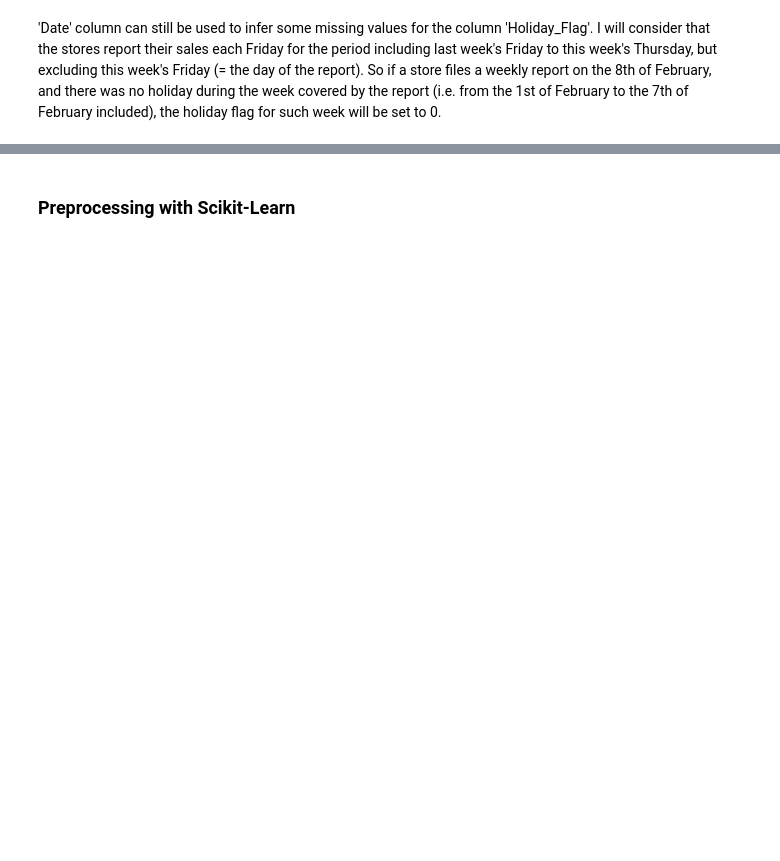
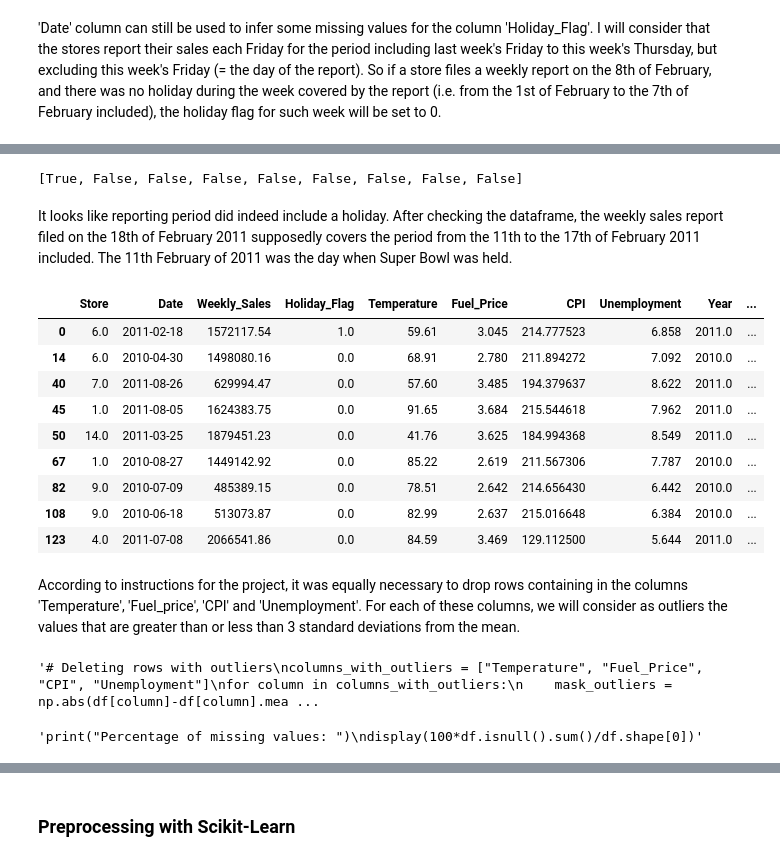
Before and after one commit to YuliyaSheichenka/Certification_Bloc_3, a Jupyter notebook: walmart/walmart.ipynb, the cells around one changed output, grey strips where cells are left out. Drawn from its saved outputs; the diff is of its cells as text; code cells hidden in the pictures; blank space fills up the shorter version.

```diff
--- a/walmart/walmart.ipynb
+++ b/walmart/walmart.ipynb
@@ -376,0 +223,16 @@ walmart.head()
+# %%
+# Storing dates of holidays as a list of strings
+holidays = ['12-Feb-10', '11-Feb-11', '10-Feb-12', '8-Feb-13',
+            '10-Sep-10', '9-Sep-11', '7-Sep-12', '6-Sep-13',
+            '26-Nov-10', '25-Nov-11', '23-Nov-12', '29-Nov-13',
+            '31-Dec-10', '30-Dec-11', '28-Dec-12', '27-Dec-13']
+
+# Converting values in the column 'Date' from object data type to datetime
+holidays = pd.to_datetime(holidays, format='%d-%b-%y')
+
+# Checking the resulting list
+print(holidays)
+print()
+
+# Checking whether the dates have been converted to timestamp type
+print(type(holidays[0]))
@@ -376,0 +247,6 @@ walmart.head()
+# %%
+# Displaying the rows of the dataframe where the date is indicated but the holiday flag is not
+display(df[~df['Date'].isna() & df['Holiday_Flag'].isna()])
+
+# Storing indexes of the rows of interest in the variable
+no_flag_indexes = df[~df['Date'].isna() & df['Holiday_Flag'].isna()].index
@@ -376,0 +264,32 @@ walmart.head()
+# %%
+# For rows of interest, we store dates of the start of the weekly reporting period
+# and of the end of the weekly reporting period as zip object.
+weekly_periods = zip(df[~df['Date'].isna() & df['Holiday_Flag'].isna()]['Start_of_reporting_period'],
+                    df[~df['Date'].isna() & df['Holiday_Flag'].isna()]['End_of_reporting_period'])
+# %%
+holiday_flag_list =[any(x<=z and y>=z for z in holidays) for x, y in weekly_periods]
+
+print(holiday_flag_list)
+# %% [output]
+[True, False, False, False, False, False, False, False, False]
+# %% [markdown]
+It looks like reporting period did indeed include a holiday. After checking the dataframe, the weekly sales report filed on the 18th of February 2011 supposedly covers the period from the 11th to the 17th of February 2011 included. The 11th February of 2011 was the day when Super Bowl was held.
+# %%
+# Using the holiday flag list to complete missing holiday flags:
+for index, holiday_flag in zip(no_flag_indexes, holiday_flag_list):
+    df.loc[index, 'Holiday_Flag'] = 1 if holiday_flag == True else 0
+
+
+# Checking whether the previously emply values were filled correctly:
+df.loc[df.index[no_flag_indexes]]
+# %% [output]
+|  | Store | Date | Weekly_Sales | Holiday_Flag | Temperature | Fuel_Price | CPI | Unemployment | Year | ... |
+| 0 | 6.0 | 2011-02-18 | 1572117.54 | 1.0 | 59.61 | 3.045 | 214.777523 | 6.858 | 2011.0 | ... |
+| 14 | 6.0 | 2010-04-30 | 1498080.16 | 0.0 | 68.91 | 2.780 | 211.894272 | 7.092 | 2010.0 | ... |
+| 40 | 7.0 | 2011-08-26 | 629994.47 | 0.0 | 57.60 | 3.485 | 194.379637 | 8.622 | 2011.0 | ... |
+| 45 | 1.0 | 2011-08-05 | 1624383.75 | 0.0 | 91.65 | 3.684 | 215.544618 | 7.962 | 2011.0 | ... |
+| 50 | 14.0 | 2011-03-25 | 1879451.23 | 0.0 | 41.76 | 3.625 | 184.994368 | 8.549 | 2011.0 | ... |
+| 67 | 1.0 | 2010-08-27 | 1449142.92 | 0.0 | 85.22 | 2.619 | 211.567306 | 7.787 | 2010.0 | ... |
+| 82 | 9.0 | 2010-07-09 | 485389.15 | 0.0 | 78.51 | 2.642 | 214.656430 | 6.442 | 2010.0 | ... |
+| 108 | 9.0 | 2010-06-18 | 513073.87 | 0.0 | 82.99 | 2.637 | 215.016648 | 6.384 | 2010.0 | ... |
+| 123 | 4.0 | 2011-07-08 | 2066541.86 | 0.0 | 84.59 | 3.469 | 129.112500 | 5.644 | 2011.0 | ... |
@@ -376,0 +298,22 @@ walmart.head()
+# %% [markdown]
+According to instructions for the project, it was equally necessary to drop rows containing in the columns 'Temperature', 'Fuel_price', 'CPI' and 'Unemployment'. For each of these columns, we will consider as outliers the values that are greater than or less than 3 standard deviations from the mean.
+# %%
+"""# Deleting rows with outliers
+columns_with_outliers = ["Temperature", "Fuel_Price", "CPI", "Unemployment"]
+for column in columns_with_outliers:
+    mask_outliers = np.abs(df[column]-df[column].mean()) <= (3*df[column].std())
+    #mask_null = df[column].isnull()
+    #df = df[mask_outliers|mask_null]
+    df = df[mask_outliers]
+    print(column)
+    print(df.shape)
+
+print()
+print(df.shape)"""
+# %% [output]
+'# Deleting rows with outliers\ncolumns_with_outliers = ["Temperature", "Fuel_Price", "CPI", "Unemployment"]\nfor column in columns_with_outliers:\n    mask_outliers = np.abs(df[column]-df[column].mea ...
+# %%
+"""print("Percentage of missing values: ")
+display(100*df.isnull().sum()/df.shape[0])"""
+# %% [output]
+'print("Percentage of missing values: ")\ndisplay(100*df.isnull().sum()/df.shape[0])'
```
Also changed, not shown: parts of 74 cells of this notebook, 1 other file.
